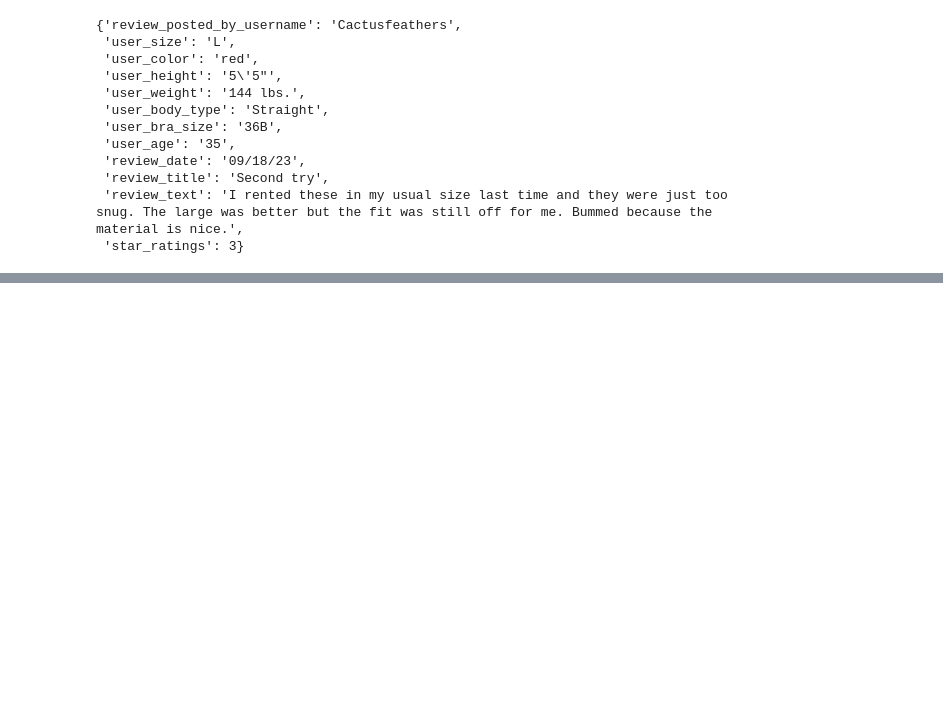
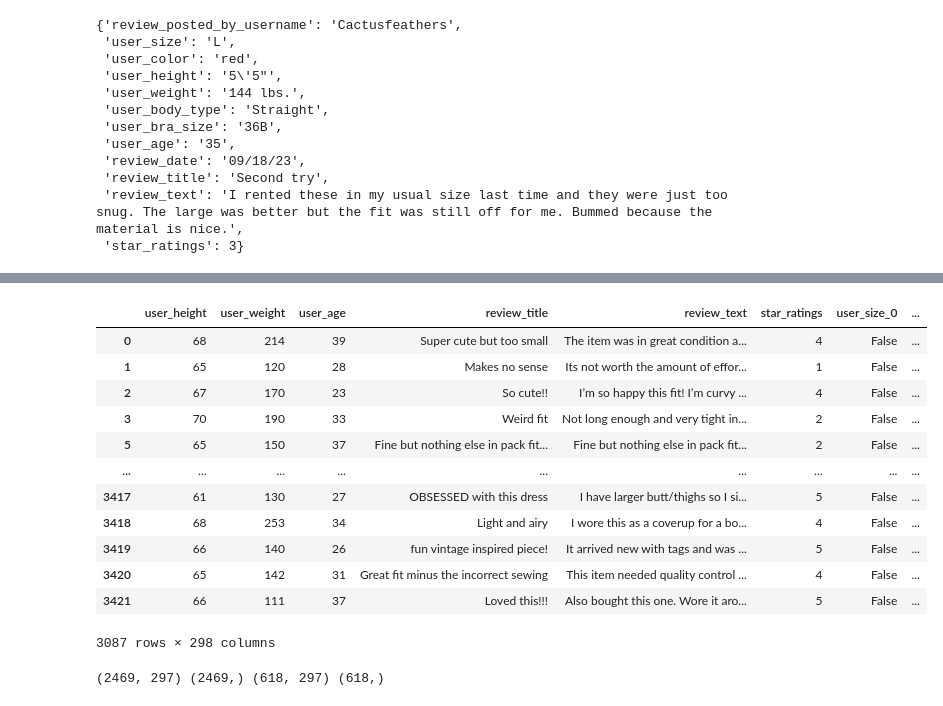
Before and after one commit to OrenKGit/CSE151A_GP, a Jupyter notebook: CSE151A_GroupProject.ipynb, the cells around one changed output, grey strips where cells are left out. Saved outputs shown, nothing was run; the diff lists cells and outputs as text; code cells hidden in the pictures; blank space fills up the shorter version.

```diff
--- a/CSE151A_GroupProject.ipynb
+++ b/CSE151A_GroupProject.ipynb
@@ -111,0 +139,8 @@ sns.scatterplot(data = df, x = 'age', y = 'avg_alc')
+# %%
+# remove rows with na
+# we lose abt 350 rows
+print(reviews_df.isna().sum())
+print(reviews_df.shape)
+reviews_df = reviews_df.dropna()
+print(reviews_df.isna().sum())
+print(reviews_df.shape)
@@ -111,0 +165,21 @@ sns.scatterplot(data = df, x = 'age', y = 'avg_alc')
+# %%
+def parse_height(x):
+    if '\"' in x:
+        x = x.replace('\"', '')
+    if '\'' in x:
+        x = x.replace('\'', ' ')
+    split = x.split(' ')
+    if len(x) <= 2:
+        return int(split[0]) * 12
+    return int(split[0]) * 12 + int(split[1])
+# %%
+def parse_weight(x):
+    return int(x[:-5])
+# %%
+# converting dtype for height, age, weight
+# parse height and weight strings into int
+# heigh is now in inches
+reviews_df['user_height'] = reviews_df['user_height'].apply(lambda x: parse_height(x))
+reviews_df['user_age'] = reviews_df['user_age'].apply(lambda x: int(x))
+reviews_df['user_weight'] = reviews_df['user_weight'].apply(lambda x: parse_weight(x))
+print(reviews_df.dtypes)
@@ -111,0 +198,27 @@ sns.scatterplot(data = df, x = 'age', y = 'avg_alc')
+# %%
+# one hot encoding categories
+reviews_df = pd.get_dummies(data=reviews_df, columns=['user_size', 'user_color', 'user_body_type', 'user_bra_size'])
+reviews_df
+# %% [output]
+|  | user_height | user_weight | user_age | review_title | review_text | star_ratings | user_size_0 | ... |
+| 0 | 68 | 214 | 39 | Super cute but too small | The item was in great condition a... | 4 | False | ... |
+| 1 | 65 | 120 | 28 | Makes no sense | Its not worth the amount of effor... | 1 | False | ... |
+| 2 | 67 | 170 | 23 | So cute!! | I’m so happy this fit! I’m curvy ... | 4 | False | ... |
+| 3 | 70 | 190 | 33 | Weird fit | Not long enough and very tight in... | 2 | False | ... |
+| 5 | 65 | 150 | 37 | Fine but nothing else in pack fit... | Fine but nothing else in pack fit... | 2 | False | ... |
+| ... | ... | ... | ... | ... | ... | ... | ... | ... |
+| 3417 | 61 | 130 | 27 | OBSESSED with this dress | I have larger butt/thighs so I si... | 5 | False | ... |
+| 3418 | 68 | 253 | 34 | Light and airy | I wore this as a coverup for a bo... | 4 | False | ... |
+| 3419 | 66 | 140 | 26 | fun vintage inspired piece! | It arrived new with tags and was ... | 5 | False | ... |
+| 3420 | 65 | 142 | 31 | Great fit minus the incorrect sewing | This item needed quality control ... | 4 | False | ... |
+| 3421 | 66 | 111 | 37 | Loved this!!! | Also bought this one. Wore it aro... | 5 | False | ... |
+3087 rows × 298 columns
+# %%
+# train test split
+from sklearn.model_selection import train_test_split
+y = reviews_df['star_ratings']
+X = reviews_df.drop(['star_ratings'], axis=1)
+X_train, X_test, y_train, y_test = train_test_split(X, y, test_size=0.2, random_state=21)
+print(X_train.shape, y_train.shape, X_test.shape, y_test.shape)
+# %% [output]
+(2469, 297) (2469,) (618, 297) (618,)
```
Also changed, not shown: parts of 20 cells of this notebook.
